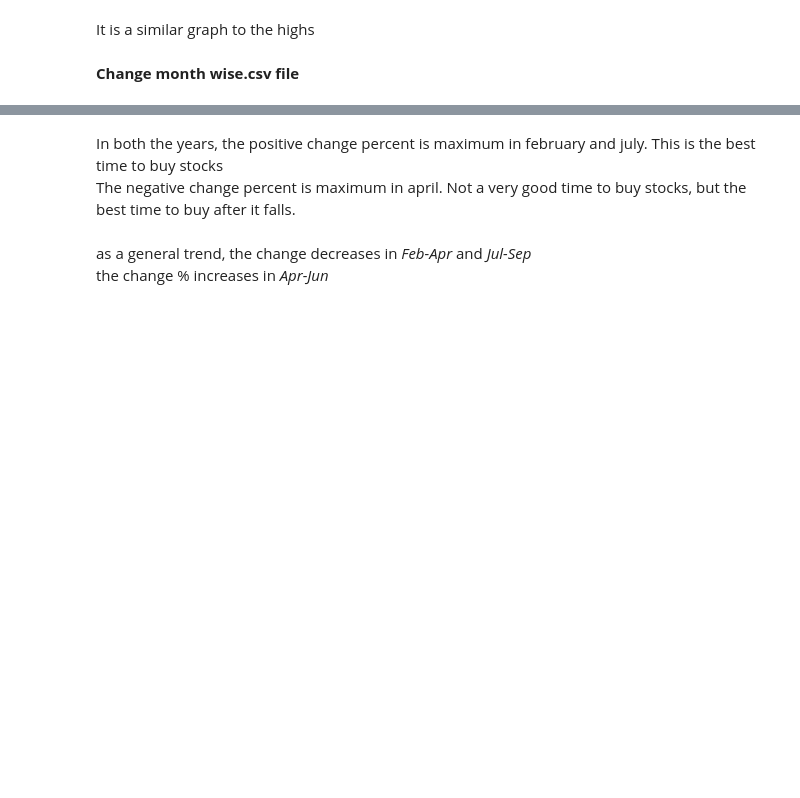
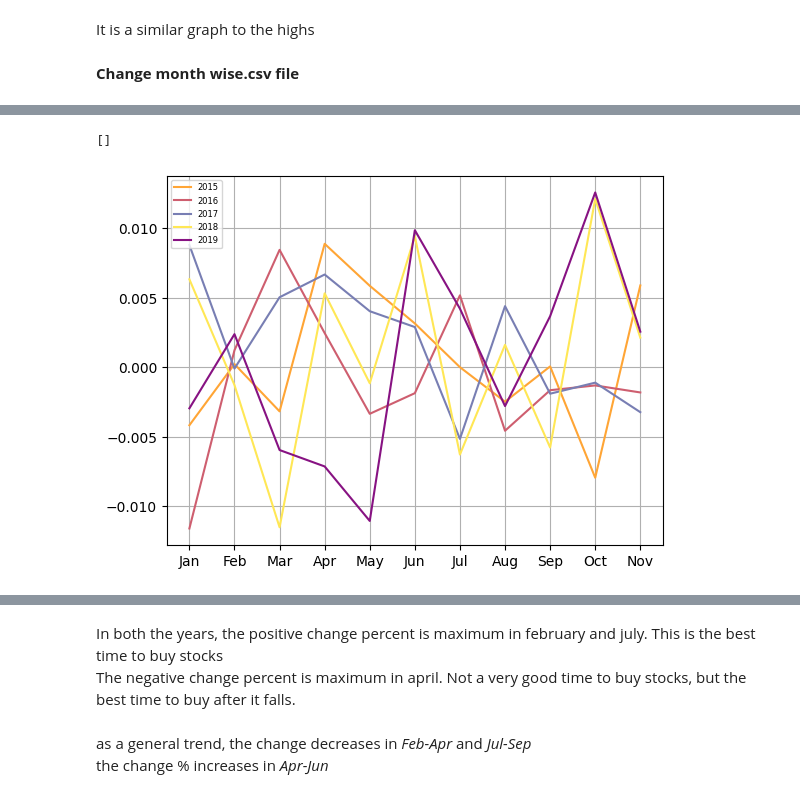
Before and after one commit to Partha-Suresh/XAI-Project, a Jupyter notebook: notebooks/Stock Regression/EDA stock regression.ipynb, the cells around one changed output, grey strips where cells are left out. Drawn from its saved outputs; the diff is of its cells as text; code cells hidden in the pictures; blank space fills up the shorter version.

```diff
--- a/notebooks/Stock Regression/EDA stock regression.ipynb
+++ b/notebooks/Stock Regression/EDA stock regression.ipynb
@@ -444,0 +479,11 @@ plt.plot()
+# %%
+plt.xticks(range(0,12),labels=['Jan','Feb','Mar','Apr','May','Jun','Jul','Aug','Sep','Oct','Nov','Dec'])
+for i in range(0,5):
+    plt.plot(changes[i].values(),colors1[i])
+plt.grid(True)
+plt.legend(["2015","2016","2017","2018","2019"],loc="upper left",fontsize=6)
+# figure(figsize=(100,10))
+plt.plot()
+# %% [output]
+[]
+[figure, added]
```
Also changed, not shown: parts of 31 cells of this notebook.
